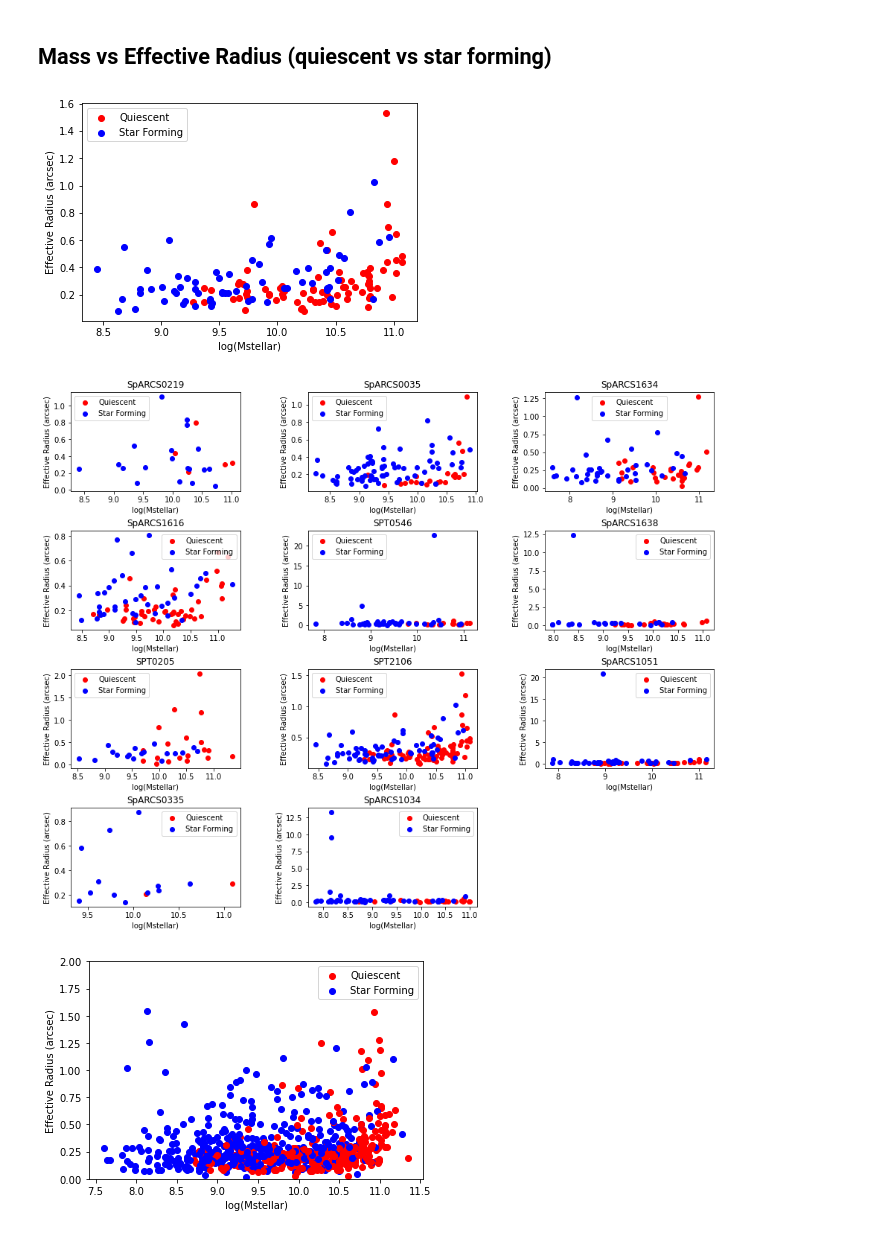
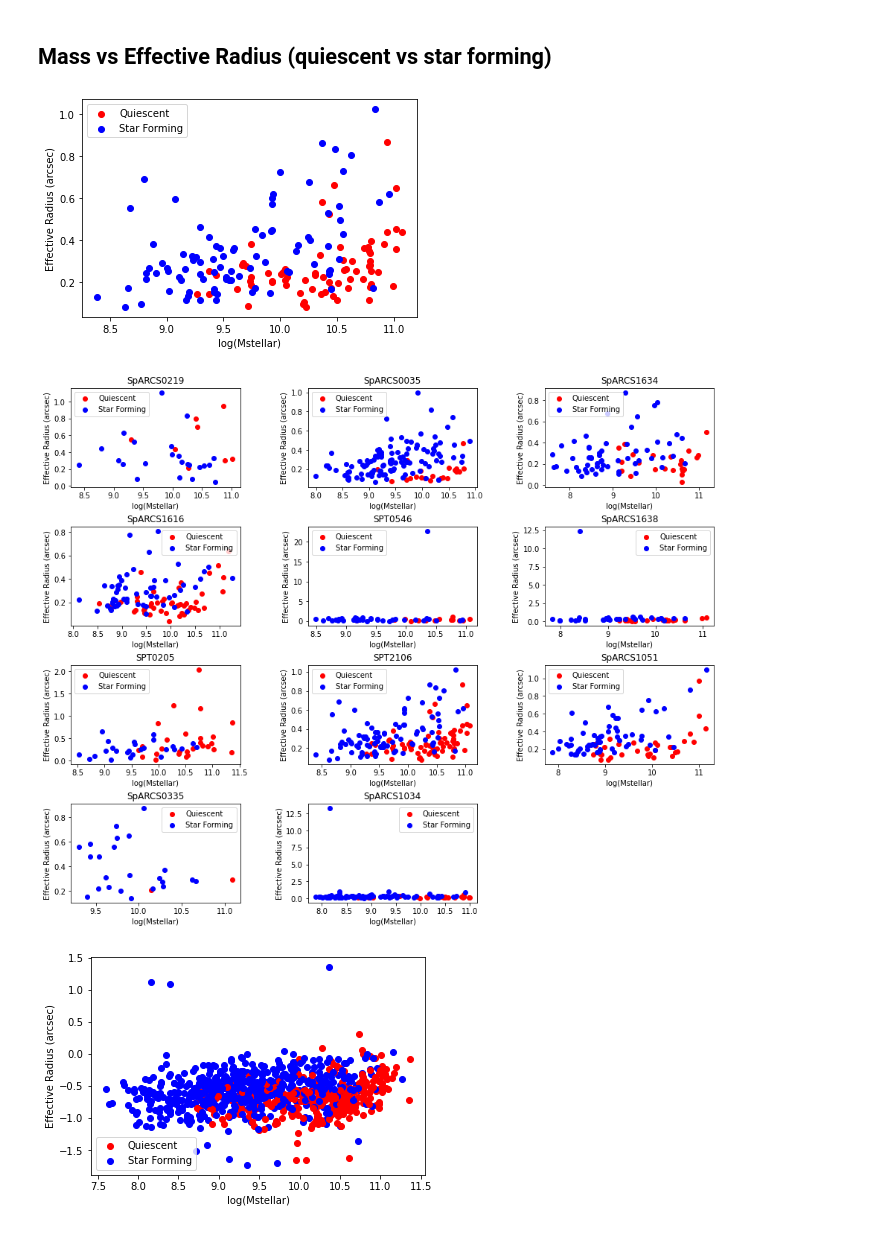
Before and after one commit to charrbit/GOGREEN-galaxy-research, a Jupyter notebook: Code/myDataAnalysis.ipynb, the cells around one changed output. Cells and saved outputs as stored; diff of their text form; code cells hidden in the pictures.

```diff
--- a/Code/myDataAnalysis.ipynb
+++ b/Code/myDataAnalysis.ipynb
@@ -378,0 +390,3 @@ gg.catalog
+# %%
+# Assign a new list of strings to standardCriteria
+gg.standardCriteria = ['Star==0','aCriteria', 'anotherCriteria', '...']
@@ -407,7 +487,7 @@ searchCriteria = [
     'totmask == 0',
     're > 0',
     'Fit_flag > 1',
-    'n > 3',
+    'n < 6',
     'HSTFOV_flag == 1'
 ]
 gg.standardCriteria = searchCriteria
@@ -458,19 +538,19 @@ searchCriteria = [
     'totmask == 0',
     're > 0',
     'Fit_flag > 1',
-    'n > 1',
+    'n < 6',
     'HSTFOV_flag == 1'
 ]
 gg.standardCriteria = searchCriteria
 # %%
-gg.plot('Mstellar', 're', 1, 'SPT2106', useLog=[True,False], colorType='passive', colors=[(1,0,0),(0,0,1)], xLabel='log(Mstellar)', yLabel='Effective Radius (arcsec)')
+gg.plot('Mstellar', 're', 1, 'SPT2106', useLog=[True,False], colorType='passive', colors=['red','blue'], xLabel='log(Mstellar)', yLabel='Effective Radius (arcsec)')
 # %% [output]
-[figure, old version]
+[figure, new version]
 # %%
 gg.plot('Mstellar', 're', 2, useLog=[True,False], colorType='passive', colors=[(1,0,0),(0,0,1)], xLabel='log(Mstellar)', yLabel='Effective Radius (arcsec)')
 # %% [output]
-[figure, old version]
+[figure, new version]
 # %%
-gg.plot('Mstellar', 're', 3, useLog=[True,False] ,yRange=[0,2], colorType='passive', colors=[(1,0,0),(0,0,1)], xLabel='log(Mstellar)', yLabel='Effective Radius (arcsec)')
+gg.plot('Mstellar', 're', 3, useLog=[True,True], colorType='passive', colors=['red','blue'], xLabel='log(Mstellar)', yLabel='Effective Radius (arcsec)')
 # %% [output]
-[figure, old version]
+[figure, new version]
```
Also changed, not shown: parts of 32 cells of this notebook.
